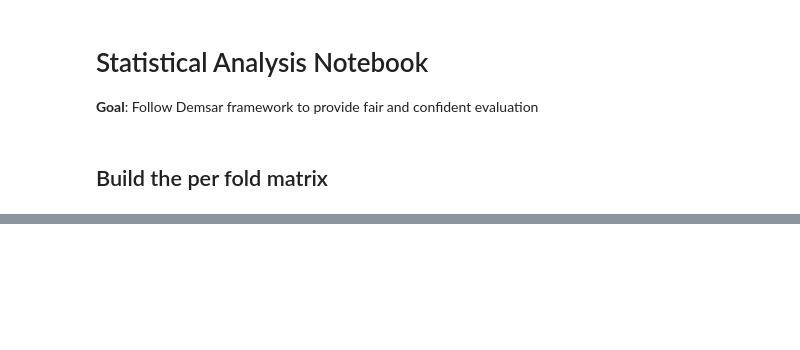
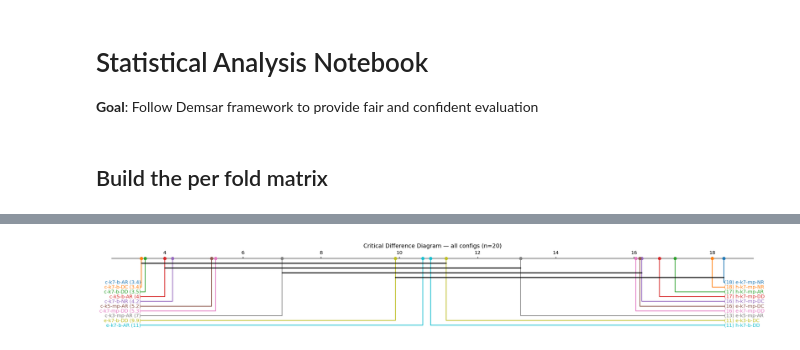
Before and after one commit to eliasubz/ML_Techniques, a Jupyter notebook: src/statistical_analysis.ipynb, the cells around one changed output, grey strips where cells are left out. Cells and saved outputs as stored; diff of their text form; code cells hidden in the pictures; blank space fills up the shorter version.

```diff
--- a/src/statistical_analysis.ipynb
+++ b/src/statistical_analysis.ipynb
@@ -200,0 +148,26 @@ Critical Difference (CD) at α=0.05: 4.284
+# %%
+import numpy as np
+import pandas as pd
+import matplotlib.pyplot as plt
+import scikit_posthocs as sp
+
+# 1) Average ranks for all surviving configs (higher metric -> lower rank is better)
+avg_ranks_all = pivot_n.rank(axis=1, ascending=False, method="average").mean()
+
+# 2) Sort by average rank for display (best → worst)
+order = avg_ranks_all.sort_values().index
+avg_ranks = avg_ranks_all.loc[order]
+
+# 3) Align the precomputed Nemenyi p-matrix to the same order
+#    (you computed `nemenyi_p` earlier on pivot_n.values)
+nemenyi_ordered = nemenyi_p.loc[order, order]
+
+# 4) Plot
+width = max(20, 0.45 * len(order))  # widen for many labels
+plt.figure(figsize=(width, 2.8), dpi=180)
+sp.critical_difference_diagram(avg_ranks, nemenyi_ordered)
+plt.title(f"Critical Difference Diagram — all configs (n={len(order)})")
+plt.tight_layout()
+plt.show()
+# %% [output]
+[figure, added]
```
Also changed, not shown: parts of 5 cells of this notebook, 4 other files.
